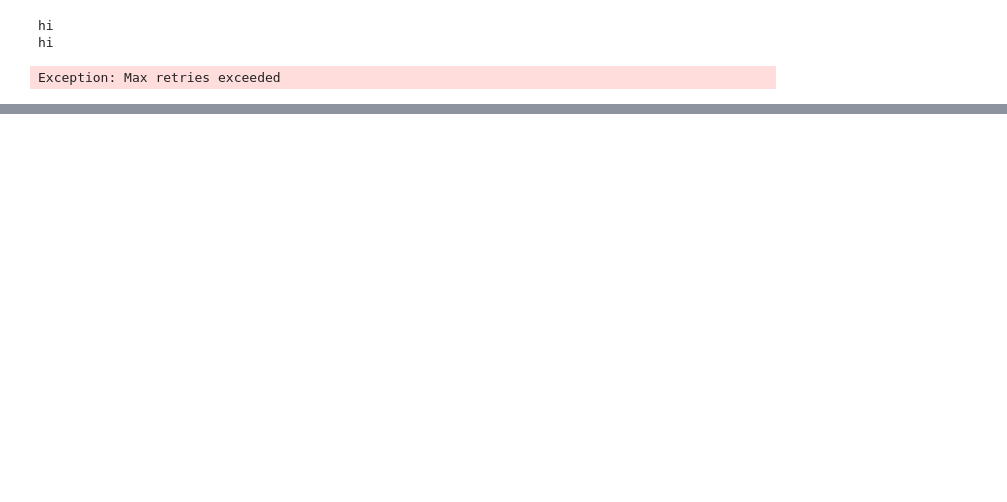
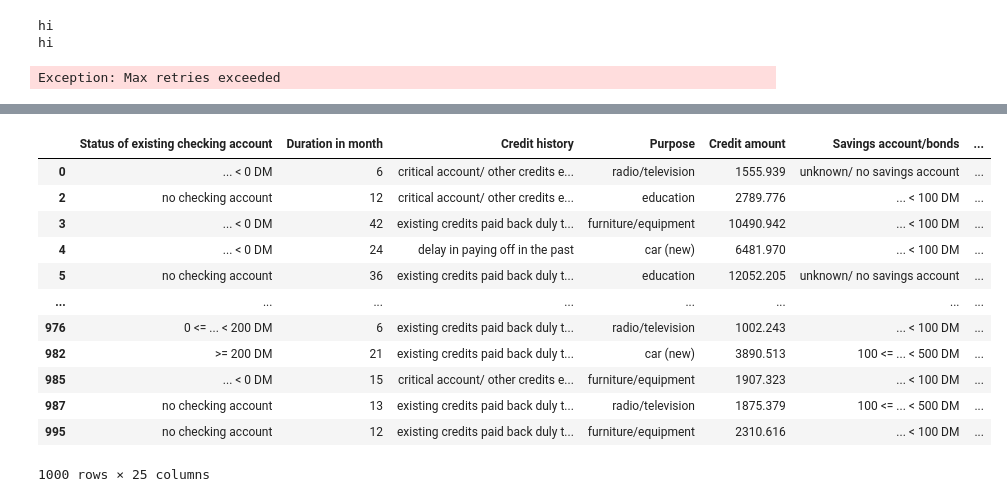
Before and after one commit to dfenelonov/interpretability, a Jupyter notebook: EDA.ipynb, the cells around one changed output, grey strips where cells are left out. Saved outputs shown, nothing was run; the diff lists cells and outputs as text; code cells hidden in the pictures; blank space fills up the shorter version.

```diff
--- a/EDA.ipynb
+++ b/EDA.ipynb
@@ -297,0 +390,16 @@ ModuleNotFoundError: No module named 'Processor'
+# %%
+df
+# %% [output]
+|  | Status of existing checking account | Duration in month | Credit history | Purpose | Credit amount | Savings account/bonds | ... |
+| 0 | ... < 0 DM | 6 | critical account/ other credits e... | radio/television | 1555.939 | unknown/ no savings account | ... |
+| 2 | no checking account | 12 | critical account/ other credits e... | education | 2789.776 | ... < 100 DM | ... |
+| 3 | ... < 0 DM | 42 | existing credits paid back duly t... | furniture/equipment | 10490.942 | ... < 100 DM | ... |
+| 4 | ... < 0 DM | 24 | delay in paying off in the past | car (new) | 6481.970 | ... < 100 DM | ... |
+| 5 | no checking account | 36 | existing credits paid back duly t... | education | 12052.205 | unknown/ no savings account | ... |
+| ... | ... | ... | ... | ... | ... | ... | ... |
+| 976 | 0 <= ... < 200 DM | 6 | existing credits paid back duly t... | radio/television | 1002.243 | ... < 100 DM | ... |
+| 982 | >= 200 DM | 21 | existing credits paid back duly t... | car (new) | 3890.513 | 100 <= ... < 500 DM | ... |
+| 985 | ... < 0 DM | 15 | critical account/ other credits e... | furniture/equipment | 1907.323 | ... < 100 DM | ... |
+| 987 | no checking account | 13 | existing credits paid back duly t... | radio/television | 1875.379 | 100 <= ... < 500 DM | ... |
+| 995 | no checking account | 12 | existing credits paid back duly t... | furniture/equipment | 2310.616 | ... < 100 DM | ... |
+1000 rows × 25 columns
```
Also changed, not shown: parts of 25 cells of this notebook.
